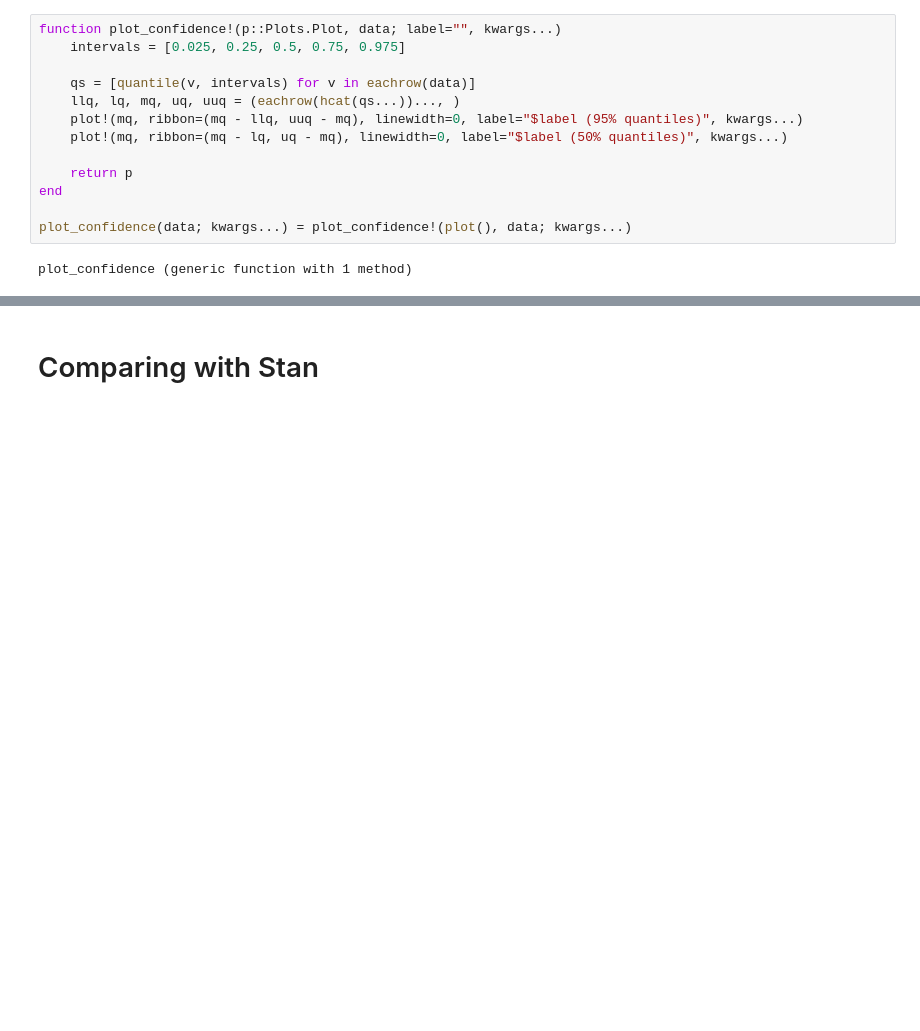
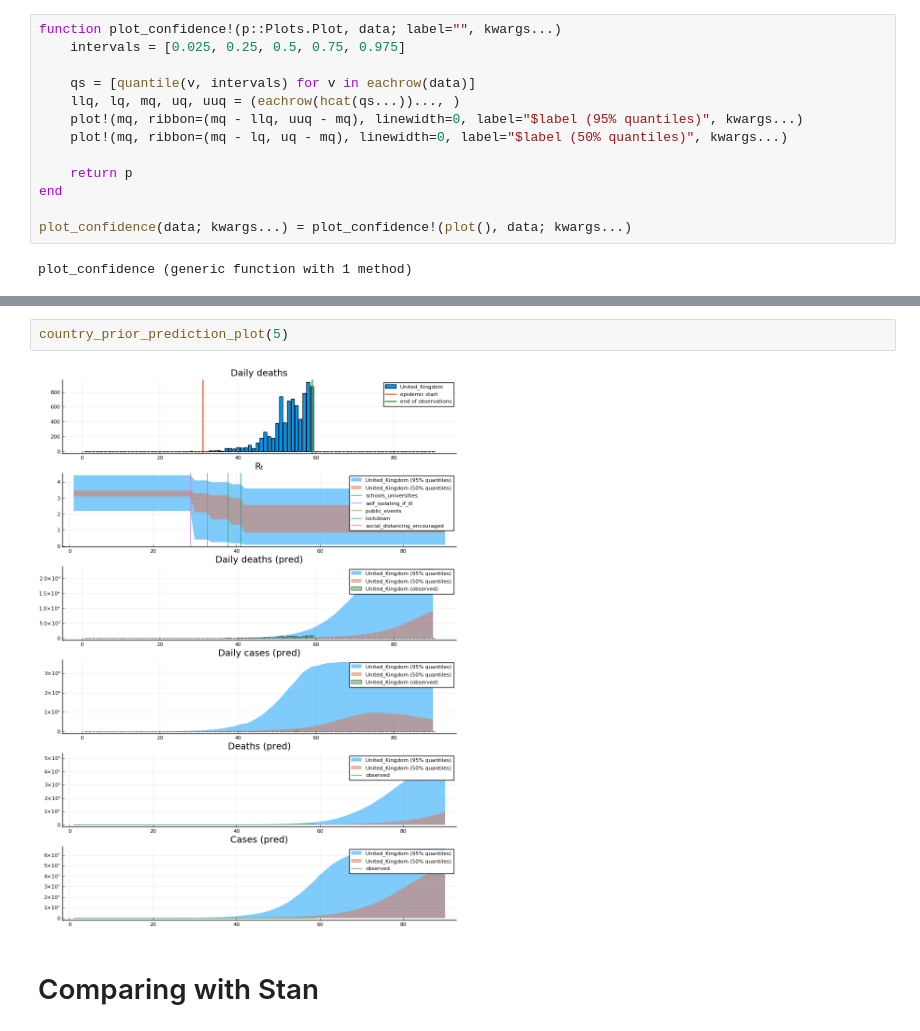
Before and after one commit to cambridge-mlg/Covid19, a Jupyter notebook: notebooks/01-Imperial-Report-13-Basics.ipynb, the cells around one changed output, grey strips where cells are left out. Saved outputs shown, nothing was run; the diff lists cells and outputs as text; blank space fills up the shorter version.

```diff
--- a/notebooks/01-Imperial-Report-13-Basics.ipynb
+++ b/notebooks/01-Imperial-Report-13-Basics.ipynb
@@ -435,3 +489,7 @@ country_prediction_prior_plot(3)
+# %%
+country_prior_prediction_plot(5)
+# %% [output]
+[figure, added]
 # %% [markdown]
 # Comparing with Stan
 # %%
```
Also changed, not shown: parts of 44 cells of this notebook, 3 other files.
